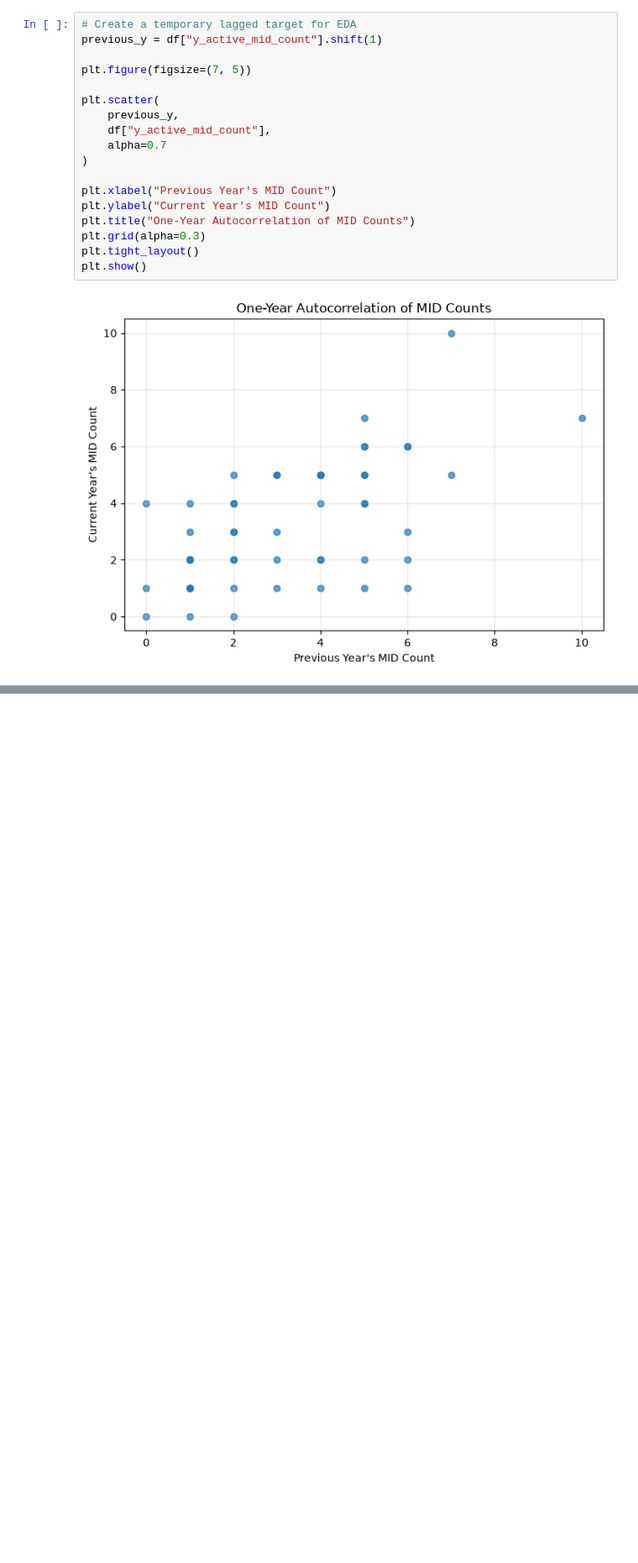
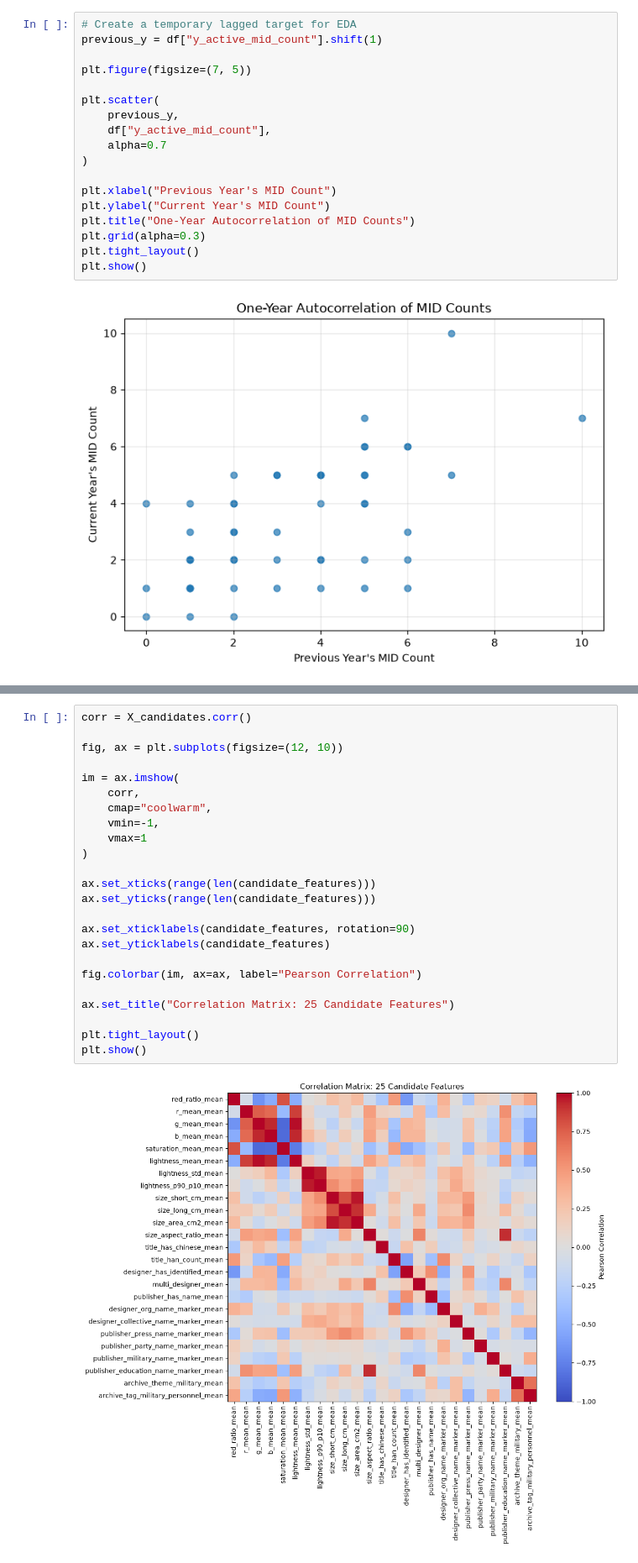
Before and after one commit to Kaidi-Zhu-DS/Posters, a Jupyter notebook: src/notebooks/training_eda.ipynb, the cells around one changed output, grey strips where cells are left out. Shown at 84% size. Drawn from its saved outputs; the diff is of its cells as text; blank space fills up the shorter version.

```diff
--- a/src/notebooks/training_eda.ipynb
+++ b/src/notebooks/training_eda.ipynb
@@ -293,0 +366,26 @@ plt.show()
+# %%
+corr = X_candidates.corr()
+
+fig, ax = plt.subplots(figsize=(12, 10))
+
+im = ax.imshow(
+    corr,
+    cmap="coolwarm",
+    vmin=-1,
+    vmax=1
+)
+
+ax.set_xticks(range(len(candidate_features)))
+ax.set_yticks(range(len(candidate_features)))
+
+ax.set_xticklabels(candidate_features, rotation=90)
+ax.set_yticklabels(candidate_features)
+
+fig.colorbar(im, ax=ax, label="Pearson Correlation")
+
+ax.set_title("Correlation Matrix: 25 Candidate Features")
+
+plt.tight_layout()
+plt.show()
+# %% [output]
+[figure, added]
```
Also changed, not shown: parts of 22 cells of this notebook.
